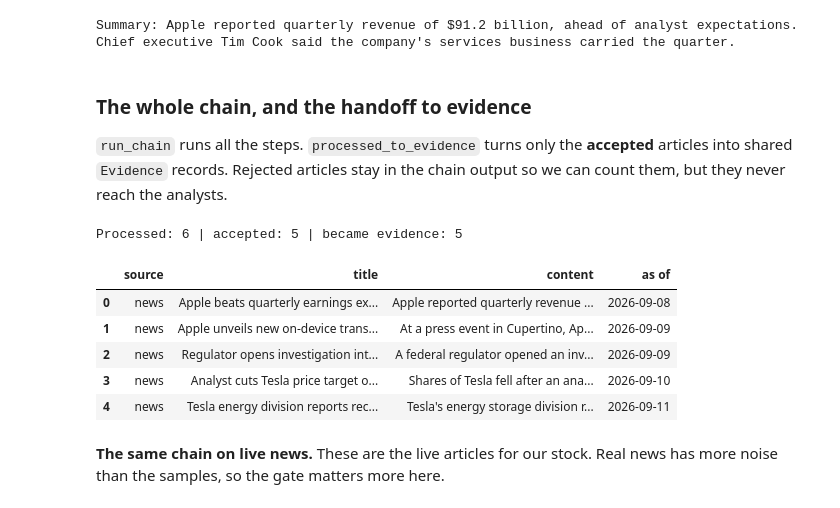
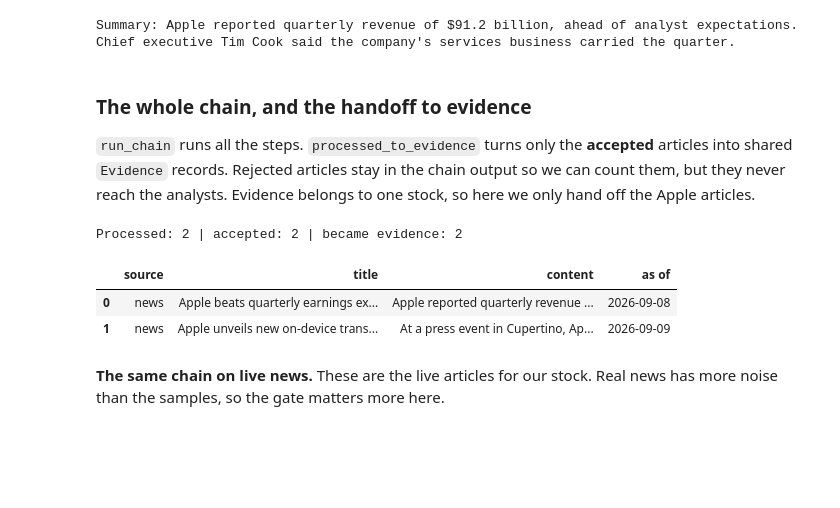
Before and after one commit to ibucketbranch/AAI-520-Final-Project, a Jupyter notebook: notebooks/final/AAI520_Group7_Final_Full.ipynb, the cells around one changed output. Saved outputs shown, nothing was run; the diff lists cells and outputs as text; code cells hidden in the pictures; blank space fills up the shorter version.

```diff
--- a/notebooks/final/AAI520_Group7_Final_Full.ipynb
+++ b/notebooks/final/AAI520_Group7_Final_Full.ipynb
@@ -82,11 +84,21 @@ ROOT = Path.cwd()
 while not (ROOT / "pyproject.toml").exists() and ROOT != ROOT.parent:
     ROOT = ROOT.parent
 
+# Use the package straight from src/, so this works even without "pip install -e .".
+sys.path.insert(0, str(ROOT / "src"))
+
 # The news chain uses spaCy's small English model. Download it once if it is missing.
+# If the download fails (no internet), use a blank pipeline: the chain still runs,
+# it just finds no named entities.
 try:
-    spacy.load("en_core_web_sm")
+    nlp = spacy.load("en_core_web_sm")
 except OSError:
-    subprocess.run([sys.executable, "-m", "spacy", "download", "en_core_web_sm"], check=True)
+    try:
+        subprocess.run([sys.executable, "-m", "spacy", "download", "en_core_web_sm"], check=True)
+        nlp = spacy.load("en_core_web_sm")
+    except (subprocess.CalledProcessError, OSError):
+        print("Could not get the spaCy model, so entity extraction will find nothing.")
+        nlp = spacy.blank("en")
 
 from investment_committee.config import load_settings
 
@@ -152,14 +164,7 @@ from investment_committee.models import Evidence
 from investment_committee.tools.earnings import gather_earnings
 from investment_committee.tools.market import gather_market
 from investment_committee.tools.news import gather_news
-from investment_committee.workflows.chaining import (
-    RawArticle,
-    load_nlp,
-    processed_to_evidence,
-    run_chain,
-)
-
-nlp = load_nlp()
+from investment_committee.workflows.chaining import RawArticle, processed_to_evidence, run_chain
 
 SAMPLE_EVIDENCE = json.loads((ROOT / "tests/fixtures/sample_evidence.json").read_text())
 SAMPLE_ARTICLES = json.loads((ROOT / "tests/fixtures/sample_articles.json").read_text())
@@ -585,28 +590,26 @@ Summary: Apple reported quarterly revenue of $91.2 billion, ahead of analyst exp
 # %% [markdown]
 ### The whole chain, and the handoff to evidence
 
-`run_chain` runs all the steps. `processed_to_evidence` turns only the **accepted** articles into shared `Evidence` records. Rejected articles stay in the chain output so we can count them, but they never reach the analysts.
+`run_chain` runs all the steps. `processed_to_evidence` turns only the **accepted** articles into shared `Evidence` records. Rejected articles stay in the chain output so we can count them, but they never reach the analysts. Evidence belongs to one stock, so here we only hand off the Apple articles.
 # %%
-processed = run_chain(articles, nlp)
+apple_articles = [a for a in articles if a.symbol == "AAPL"]
+processed = run_chain(apple_articles, nlp)
 sample_run = Run(symbol="AAPL")
 news_evidence = processed_to_evidence(sample_run, processed)
 print(
     "Processed:",
     len(processed),
     "| accepted:",
     sum(p.accepted for p in processed),
     "| became evidence:",
     len(news_evidence),
 )
 evidence_table(news_evidence)
 # %% [output]
-Processed: 6 | accepted: 5 | became evidence: 5
+Processed: 2 | accepted: 2 | became evidence: 2
 |  | source | title | content | as of |
 | 0 | news | Apple beats quarterly earnings ex... | Apple reported quarterly revenue ... | 2026-09-08 |
 | 1 | news | Apple unveils new on-device trans... | At a press event in Cupertino, Ap... | 2026-09-09 |
-| 2 | news | Regulator opens investigation int... | A federal regulator opened an inv... | 2026-09-09 |
-| 3 | news | Analyst cuts Tesla price target o... | Shares of Tesla fell after an ana... | 2026-09-10 |
-| 4 | news | Tesla energy division reports rec... | Tesla's energy storage division r... | 2026-09-11 |
 # %% [markdown]
 **The same chain on live news.** These are the live articles for our stock. Real news has more noise than the samples, so the gate matters more here.
 # %%
```
Also changed, not shown: parts of 26 cells of this notebook, 3 other files.
